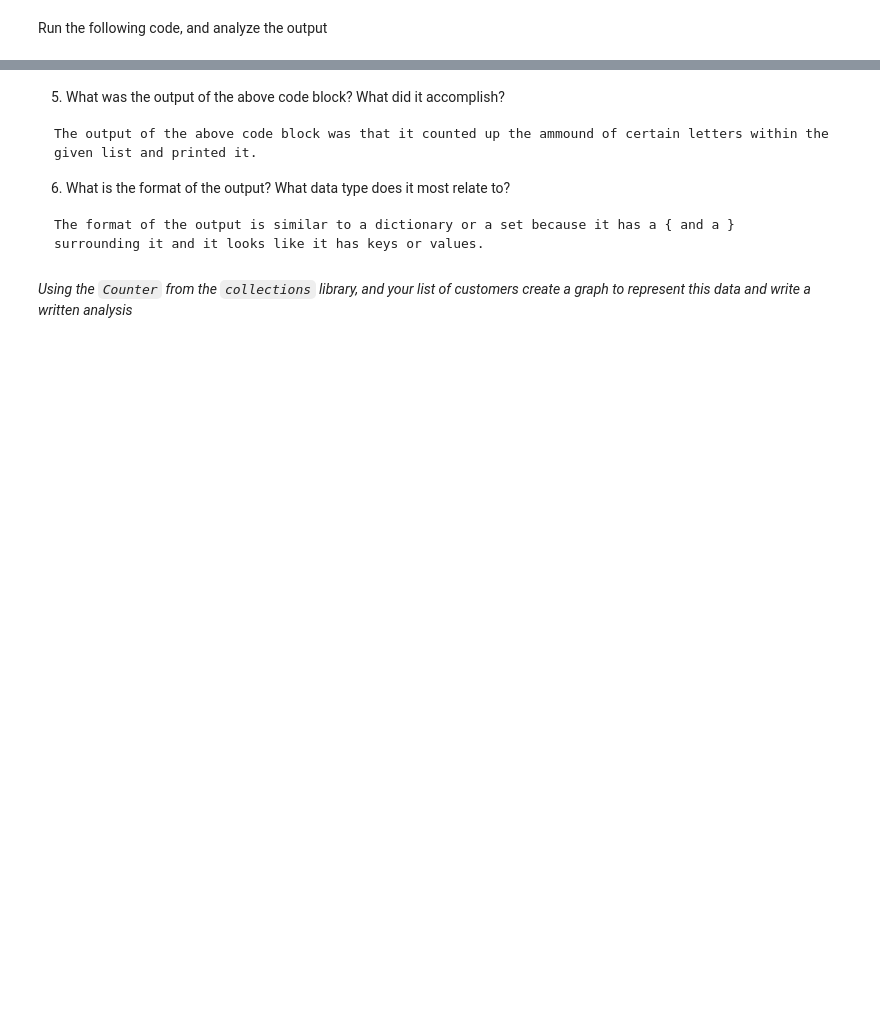
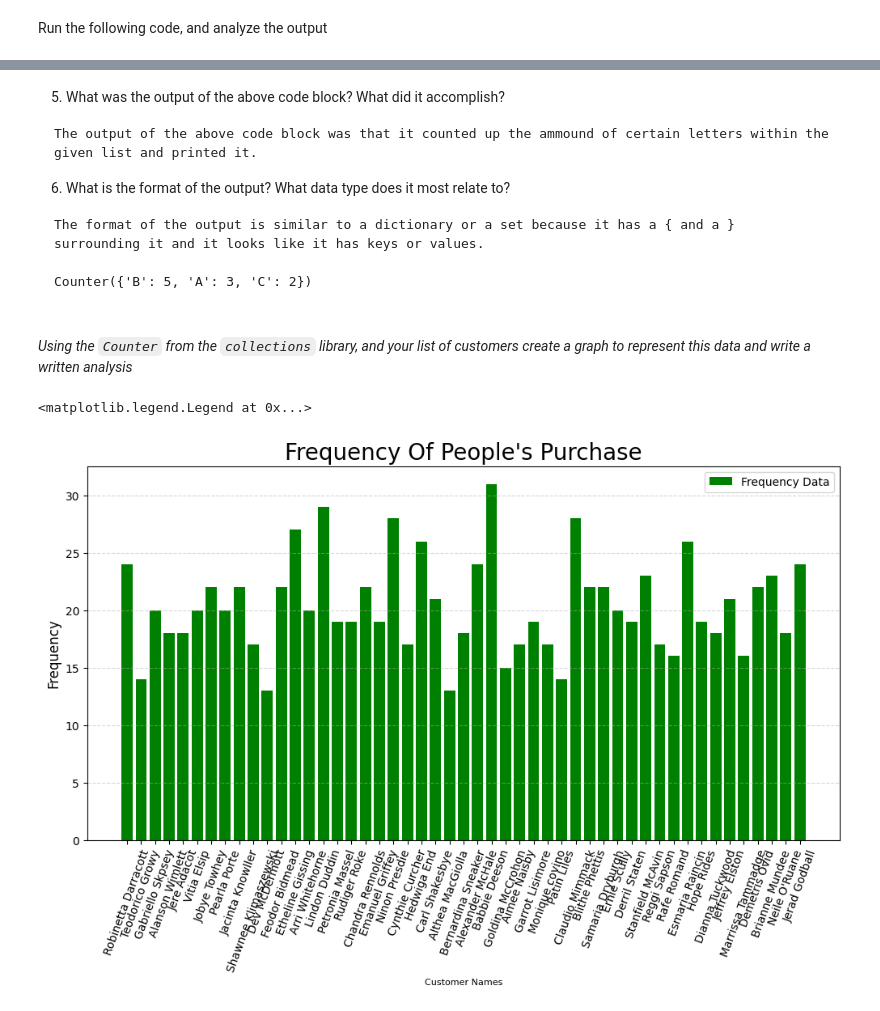
Before and after one commit to theylovecjawn/unit-2, a Jupyter notebook: splitting_data_real.ipynb, the cells around one changed output, grey strips where cells are left out. Cells and saved outputs as stored; diff of their text form; code cells hidden in the pictures; blank space fills up the shorter version.

````diff
--- a/splitting_data_real.ipynb
+++ b/splitting_data_real.ipynb
@@ -69,2 +87,15 @@ NameError: name 'total' is not defined
 # %% [markdown]
 *Using the `split` function, seperate each row of data. Then append the customer's name to a list called `customers`*
+# %%
+customers = [] #creates the customers list
+for row in content:
+    #splits each row by a comma to separate the elements
+    piece = row.split(',')
+
+
+    #checks if there is at least one element (in case there are empty rows)
+    if piece:
+        #appends the first element (customer's name) to the customers list
+        customers.append(piece[0])
+
+print(customers) #prints the names
@@ -86,6 +121,26 @@ The output of the above code block was that it counted up the ammound of certain
 6. What is the format of the output? What data type does it most relate to?
 ```
 The format of the output is similar to a dictionary or a set because it has a { and a }  surrounding it and it looks like it has keys or values.
+
+Counter({'B': 5, 'A': 3, 'C': 2})
+
 ```
 # %% [markdown]
 *Using the `Counter` from the `collections` library, and your list of customers create a graph to represent this data and write a written analysis*
+# %%
+customers_count = Counter(customers) #Uses the Counter from the collections
+
+keys = customers_count.keys() #gets the keys from the dictionary
+values = customers_count.values()# gets the values from the dictionary
+
+plt.figure(figsize=(12, 6))  #adjusts the figure size
+plt.bar(keys, values, color='g', label='Frequency Data') #creates the bar and adds the x,y axis and changed the color and label
+plt.xlabel('Customer Names', fontsize=8) # labels the name of the x "State Names"
+plt.ylabel('Frequency', fontsize=12)# labels the name of the x "State Names"
+plt.title("Frequency Of People's Purchase", fontsize=20) # the title is created
+plt.xticks(rotation=70)  # rotates the x-axis labels for better readability
+plt.grid(axis='y', linestyle='--', alpha=.5)  # add a grid for the y-axis
+plt.legend() #creates the bar graph legend
+# %% [output]
+<matplotlib.legend.Legend at 0x...>
+[figure, added]
````
Also changed, not shown: parts of 5 cells of this notebook, 2 other files.
